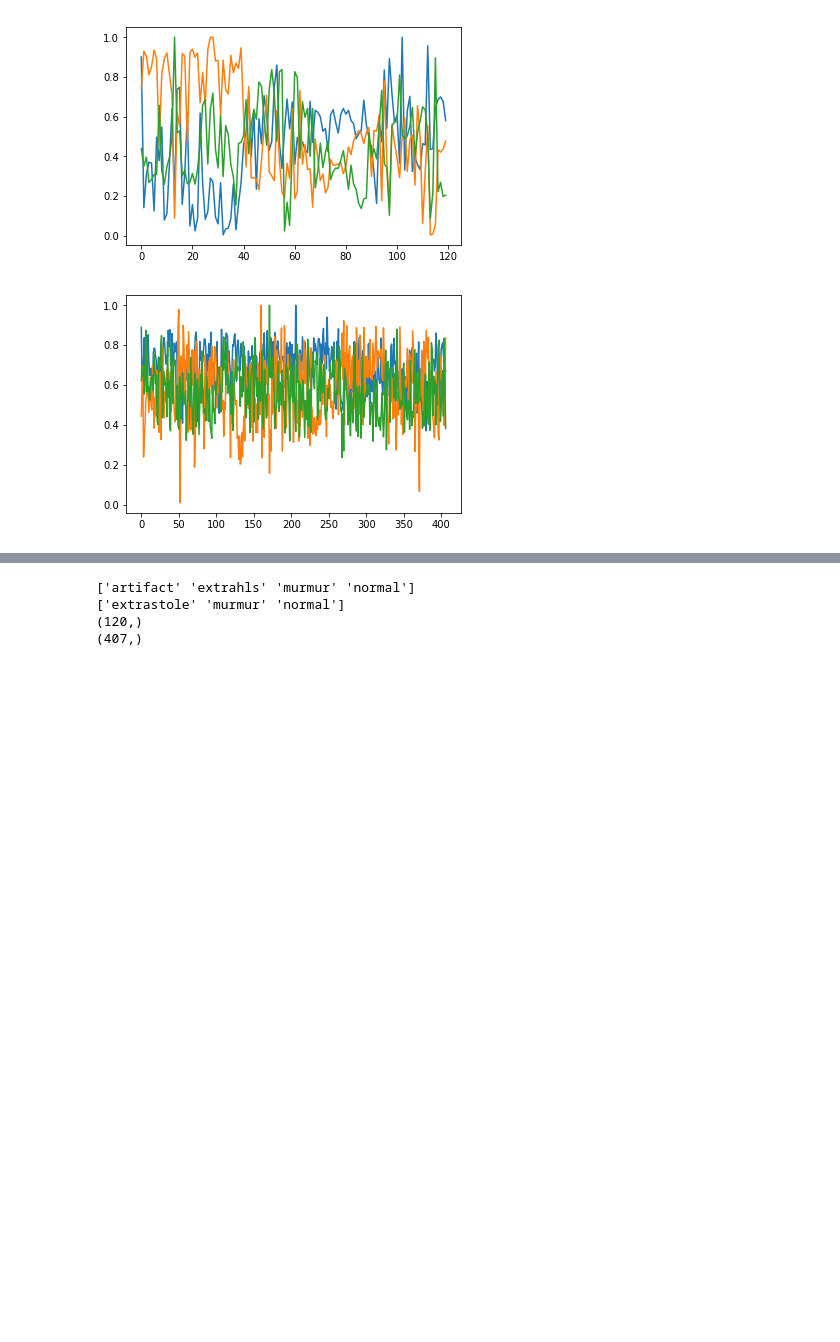
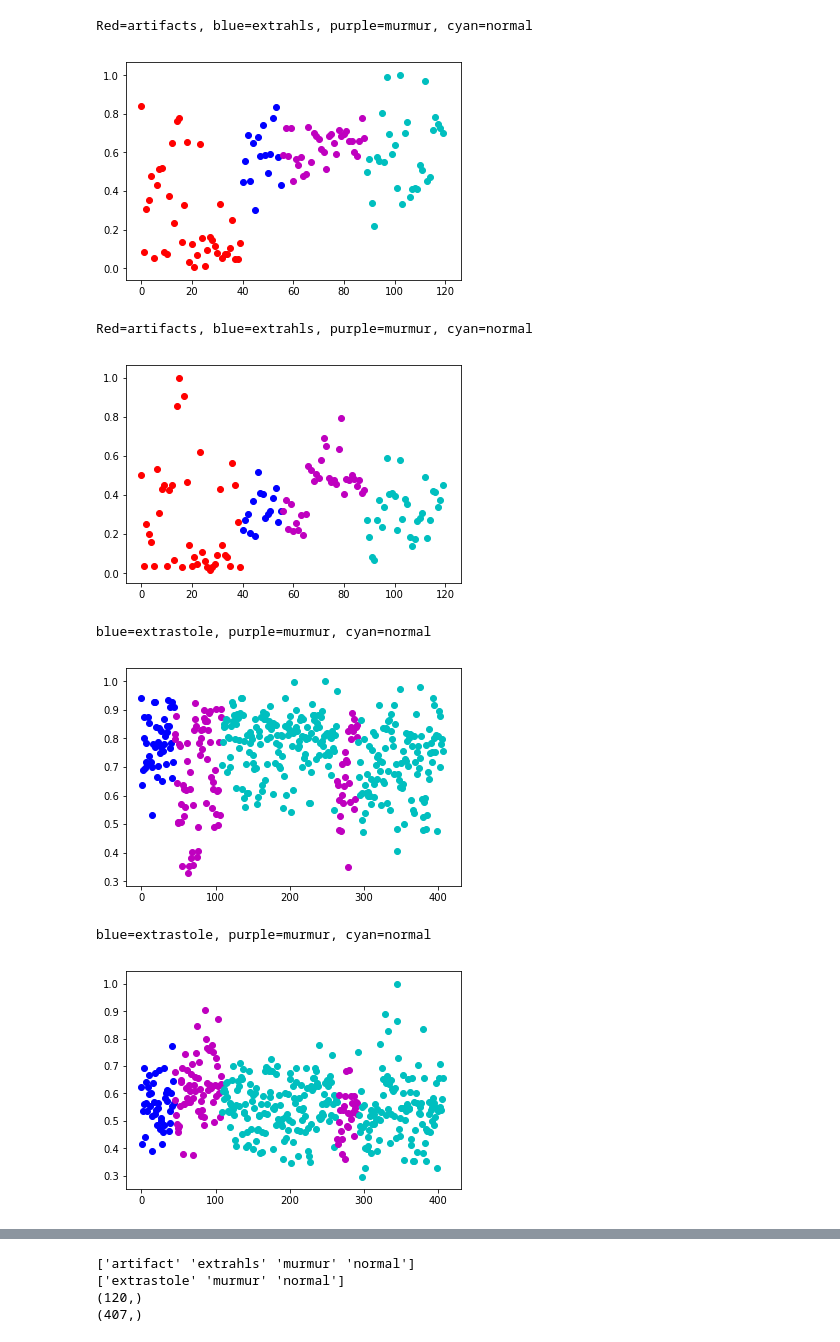
Before and after one commit to lindawangg/Classifying-Heartbeats, a Jupyter notebook: finding_features.ipynb, the cells around one changed output, grey strips where cells are left out. Drawn from its saved outputs; the diff is of its cells as text; code cells hidden in the pictures; blank space fills up the shorter version.

```diff
--- a/finding_features.ipynb
+++ b/finding_features.ipynb
@@ -6,9 +6,9 @@ from preprocessing import get_preprocessed_data, get_test_data
 from features import find_peaks
 import audioFeatureExtraction
 # %%
-x_dataA, y_labelA, framerate_A = get_preprocessed_data('A', N=2, factor=10)
+x_dataA, y_labelA, framerate_A = get_preprocessed_data('A', N=2, factor=5)
 
-x_dataB, y_labelB, framerate_B = get_preprocessed_data('B', N=2, factor=5)
+x_dataB, y_labelB, framerate_B = get_preprocessed_data('B', N=2, factor=2)
 # %%
 # testing
 x_testdataA = get_test_data('A')
@@ -300,33 +377,43 @@ show()
 # %%
 FsA = int(framerate_A[0]/10) # framerate is the same for all of set A
-FsB = int(framerate_B[0]/10) # framerate is the same for all of set B
+FsB = int(framerate_B[0]/4) # framerate is the same for all of set B
 
 from python_speech_features import mfcc
 
 mfccA = np.array([mfcc(np.abs(x),samplerate=FsA, numcep=3,winlen=0.025) for x in x_dataA])
-mfccA_feat = np.array([[np.average(m[:,0]),np.average(m[:,1]),np.average(m[:,2])] for m in mfccA])
+mfccA_feat = np.array([[np.average(m[:,0]), np.std(m[:,0]), np.average(m[:,1]), np.std(m[:,1]), np.average(m[:,2]), np.std(m[:,2])] for m in mfccA])
 for i in range(len(mfccA_feat[0])):
     mfccA_feat[:,i] = np.abs(mfccA_feat[:,i])/max(np.abs(mfccA_feat[:,i]))
 
 mfccB = np.array([mfcc(np.abs(x),samplerate=FsB, numcep=5,winlen=0.01, winstep=0.01) for x in x_dataB])
-mfccB_feat = np.array([[np.average(m[:,0]),np.average(m[:,1]),np.average(m[:,2])] for m in mfccB])
+mfccB_feat = np.array([[np.average(m[:,0]), np.std(m[:,0]), np.average(m[:,1]), np.std(m[:,1]), np.average(m[:,2]), np.std(m[:,2])] for m in mfccB])
 for i in range(len(mfccB_feat[0])):
     mfccB_feat[:,i] = np.abs(mfccB_feat[:,i])/max(np.abs(mfccB_feat[:,i]))
 
 mfcc_testA = np.array([mfcc(np.abs(x),samplerate=FsA, numcep=3,winlen=0.025) for x in x_testdataA])
-mfcctestA_feat = np.array([[np.average(m[:,0]),np.average(m[:,1]),np.average(m[:,2])] for m in mfcc_testA])
+mfcctestA_feat = np.array([[np.average(m[:,0]), np.std(m[:,0]), np.average(m[:,1]), np.std(m[:,1]), np.average(m[:,2]), np.std(m[:,2])] for m in mfcc_testA])
 for i in range(len(mfccA_feat[0])):
     mfccA_feat[:,i] = np.abs(mfccA_feat[:,i])/max(np.abs(mfccA_feat[:,i]))
 
-figure()
-plot(mfccA_feat)
-show()
-figure()
-plot(mfccB_feat)
-show()
+#figure()
+#plot(mfccA_feat)
+#show()
+#figure()
+#plot(mfccB_feat)
+#show()
+featurePlot(mfccA_feat[:,0],'A')
+featurePlot(mfccA_feat[:,1],'A')
+featurePlot(mfccB_feat[:,0],'B')
+featurePlot(mfccB_feat[:,1],'B')
 # %% [output]
+Red=artifacts, blue=extrahls, purple=murmur, cyan=normal
-[figure, old version]
+[figure, new version]
+Red=artifacts, blue=extrahls, purple=murmur, cyan=normal
-[figure, old version]
+[figure, new version]
+blue=extrastole, purple=murmur, cyan=normal
+[figure, added]
+blue=extrastole, purple=murmur, cyan=normal
+[figure, added]
 # %%
 # features to use
 # zero_crossings, energy, entropy, entropy frequency, flux, spread, mfcc #fluxA, flux_testA, fluxB
```
Also changed, not shown: parts of 20 cells of this notebook, 1 other file.
